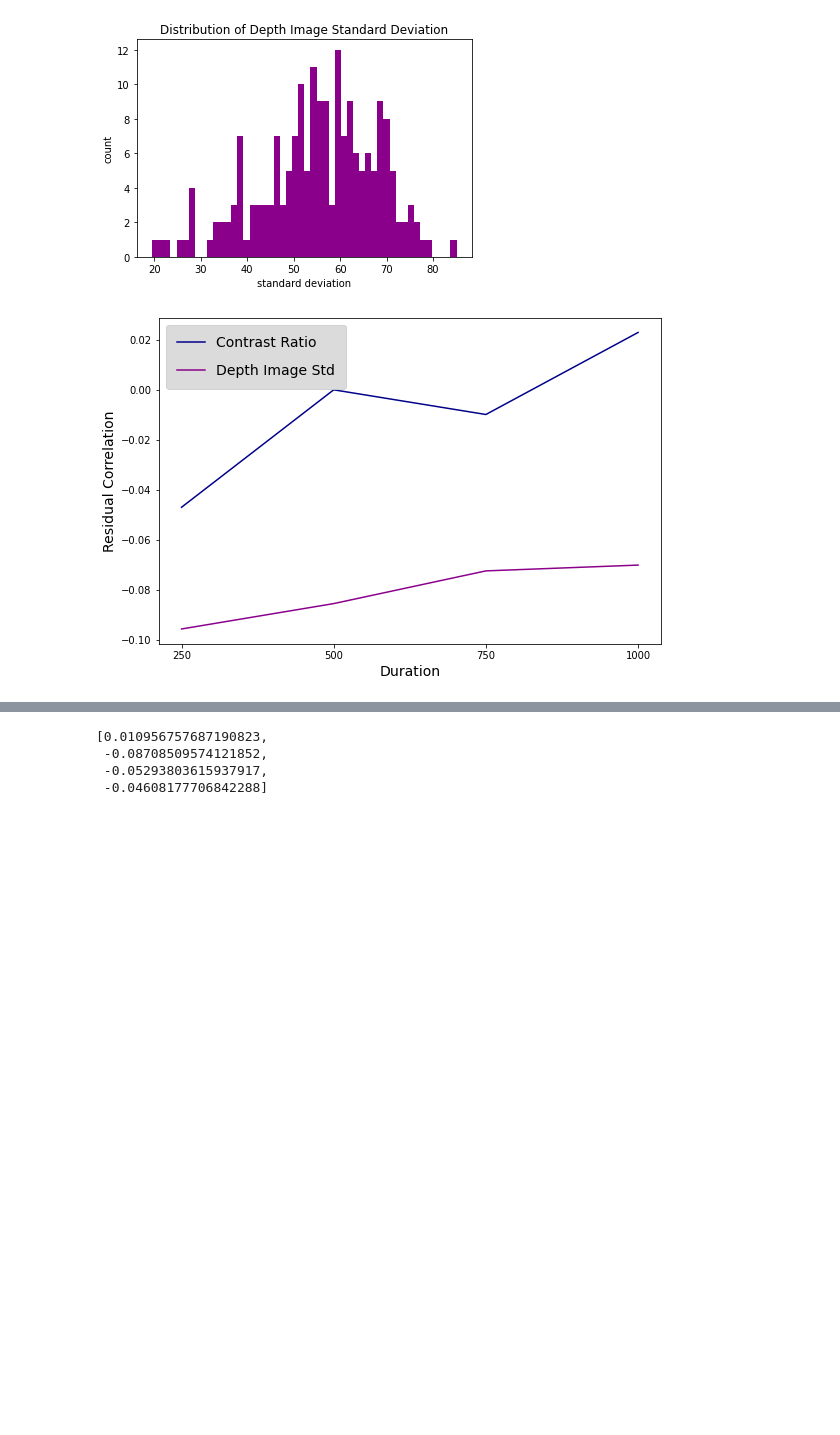
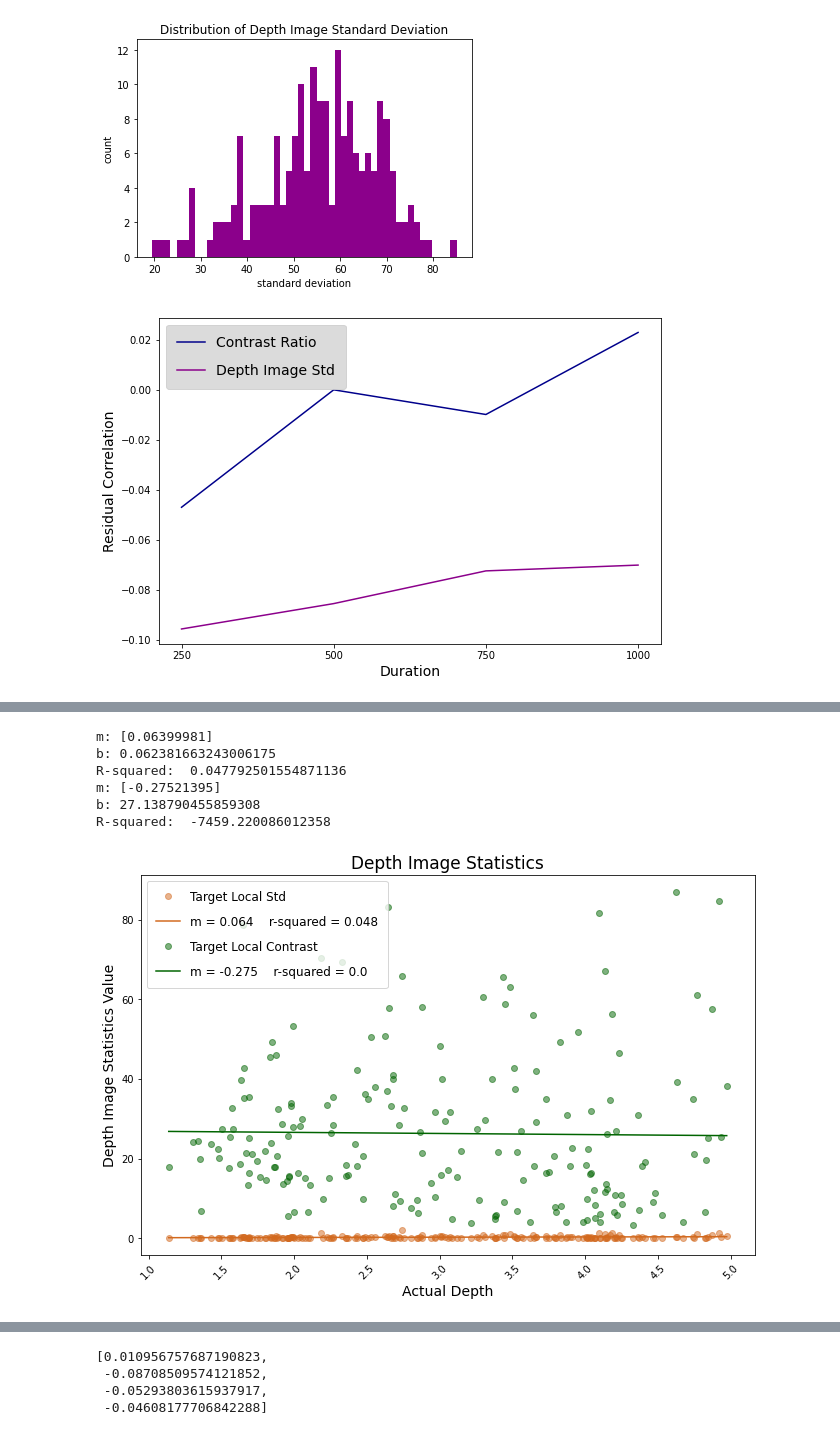
Before and after one commit to prachimahab/depth_duration_analysis, a Jupyter notebook: v3_depthDuration_analysis.ipynb, the cells around one changed output, grey strips where cells are left out. Saved outputs shown, nothing was run; the diff lists cells and outputs as text; code cells hidden in the pictures; blank space fills up the shorter version.

```diff
--- a/v3_depthDuration_analysis.ipynb
+++ b/v3_depthDuration_analysis.ipynb
@@ -3232,9 +3232,14 @@ def getTargetLocation(imagepath, rootdir):
     # a dictionary
     data = json.load(f)
     crossing_point = data['objects'][0]['crossing_point']
+    # x, y is a misnomer for array indeces
+    # x value = 364 (verticel midline of image aka column index)
     x = crossing_point[0]['x']
+    # y value - row index
     y = crossing_point[0]['y']
-    return (x,y)
+    row_index = y
+    col_index = x
+    return (row_index,col_index)
 
 def local_depth_stats(path, rootdir, kinect2data_path):
     _targetimg = rootdir + path.split('/')[-2] + '/' + path.split('/')[-1]
@@ -3285,0 +3321,3 @@ def local_depth_stats(path, rootdir, kinect2data_path):
+# %%
+shape = [530, 730]
+reference_euclid_arrays = main_euclidean_arrays(shape)
@@ -3285,0 +3365,8 @@ def local_depth_stats(path, rootdir, kinect2data_path):
+# %%
+final_stimuli = '/Users/prachi/Documents/depth_duration/mar3_depthDuration_stimuli/final_stimuli/'
+kinect2_path = '/Users/prachi/Documents/depth_duration/SUNRGBD/kv2/kinect2data'
+
+# line comprehension for x(stim path) in final_x
+
+euclid_target_local_std = [Euclid_Target_DepthStats(path, final_stimuli, kinect2_path, reference_euclid_arrays)[0] for path in final_x_250]
+euclid_target_local_cr = [Euclid_Target_DepthStats(path, final_stimuli, kinect2_path, reference_euclid_arrays)[2] for path in final_x_250]
@@ -3285,0 +3386,54 @@ def local_depth_stats(path, rootdir, kinect2data_path):
+# %%
+# plot the depth image stats for each image as a scatter to see the realtinoship between cr and std
+#use the TRANSFORMED version of local cr
+from sklearn.linear_model import LinearRegression
+#run regression
+
+reg_local_std = LinearRegression().fit(X_250, euclid_target_local_std)
+reg_local_cr = LinearRegression().fit(X_250, euclid_target_local_cr)
+
+
+#Generated Predictions
+y_predicted_local_std = reg_local_std.predict(X_250)
+y_predicted_local_cr = reg_local_cr.predict(X_250)
+
+
+#get coefficients and y intercept
+print("m: {0}".format(reg_local_std.coef_))
+print("b: {0}".format(reg_local_std.intercept_))
+
+#Returns the coefficient of determination R^2 of the prediction.
+print("R-squared: ", reg_local_std.score(X_250, euclid_target_local_std))
+
+
+#get coefficients and y intercept
+print("m: {0}".format(reg_local_cr.coef_))
+print("b: {0}".format(reg_local_cr.intercept_))
+
+#Returns the coefficient of determination R^2 of the prediction.
+print("R-squared: ", reg_local_cr.score(X_250, euclid_target_local_std))
+
+plt.figure(figsize=[11, 7])
+plt.title("Depth Image Statistics", fontsize = 17)
+
+plt.plot(X_250, euclid_target_local_std, 'o', color='chocolate', alpha = 0.5, label = "Target Local Std")
+plt.plot(X_250,y_predicted_local_std,color='chocolate', label = "m = "+ str(round(float(reg_local_std.coef_), 3)) + "    r-squared = "+ str(round(float(reg_local_std.score(X_250, euclid_target_local_std)), 3)))
+
+plt.plot(X_250, euclid_target_local_cr, 'o', color='darkgreen', alpha = 0.5, label = "Target Local Contrast")
+plt.plot(X_250,y_predicted_local_cr,color='darkgreen', label = "m = "+ str(round(float(reg_local_cr.coef_), 3)) + "    r-squared = "+ str(round(float(reg_local_cr.score(X_250, euclid_target_local_cr)), 3)))
+
+
+plt.xticks(rotation = 45) # Rotates X-Axis Ticks by 45-degrees
+plt.xlabel("Actual Depth", fontsize = 14)
+plt.ylabel("Depth Image Statistics Value", fontsize = 14)
+
+legend = plt.legend(loc = 0, fontsize = 12, borderpad = 0.8, labelspacing = 1)
+legend.get_frame().set_facecolor('white')
+# %% [output]
+m: [0.06399981]
+b: 0.062381663243006175
+R-squared:  0.047792501554871136
+m: [-0.27521395]
+b: 27.138790455859308
+R-squared:  -7459.220086012358
+[figure, added]
```
Also changed, not shown: parts of 37 cells of this notebook.
